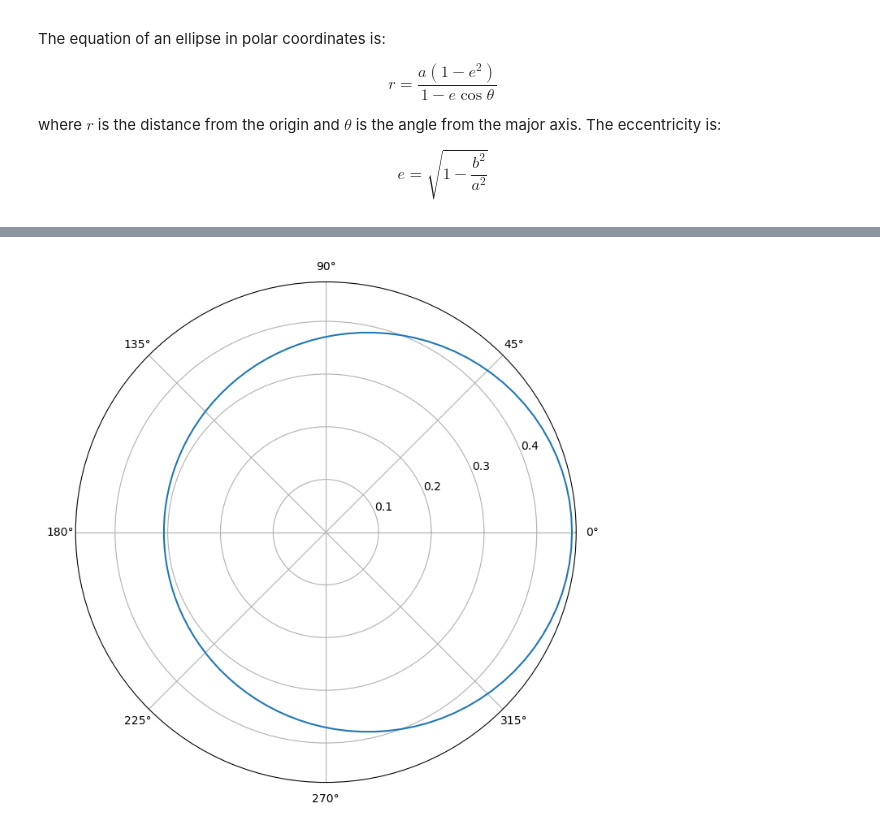
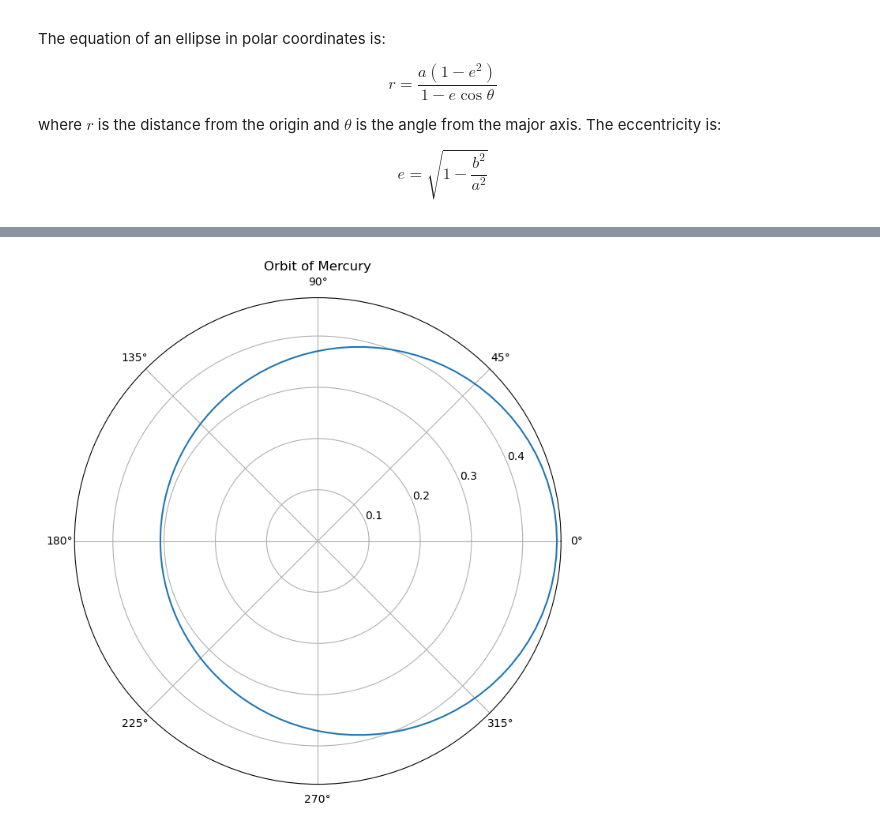
Before and after one commit to brash99/phys202, a Jupyter notebook: JupyterNotebooks/Ellipse.ipynb, the cells around one changed output, grey strips where cells are left out. Drawn from its saved outputs; the diff is of its cells as text; code cells hidden in the pictures.

```diff
--- a/JupyterNotebooks/Ellipse.ipynb
+++ b/JupyterNotebooks/Ellipse.ipynb
@@ -77,16 +81,17 @@ plt.show()
 # %%
 # Draw the orbit of Mercury
 
 e = 0.206
 a = 0.3871 # AU
 b = a * np.sqrt(1 - e**2)
 
 theta = np.linspace(0, 2 * np.pi, 100)
 r = a * (1 - e**2) / (1 - e * np.cos(theta))
 
 fig, ax = plt.subplots(subplot_kw={'projection': 'polar'}, figsize=(8, 8))
 ax.plot(theta, r)
+ax.set_title('Orbit of Mercury')
 plt.show()
 # %% [output]
-[figure, old version]
+[figure, new version]
 # %%
```
Also changed, not shown: parts of 6 cells of this notebook.
